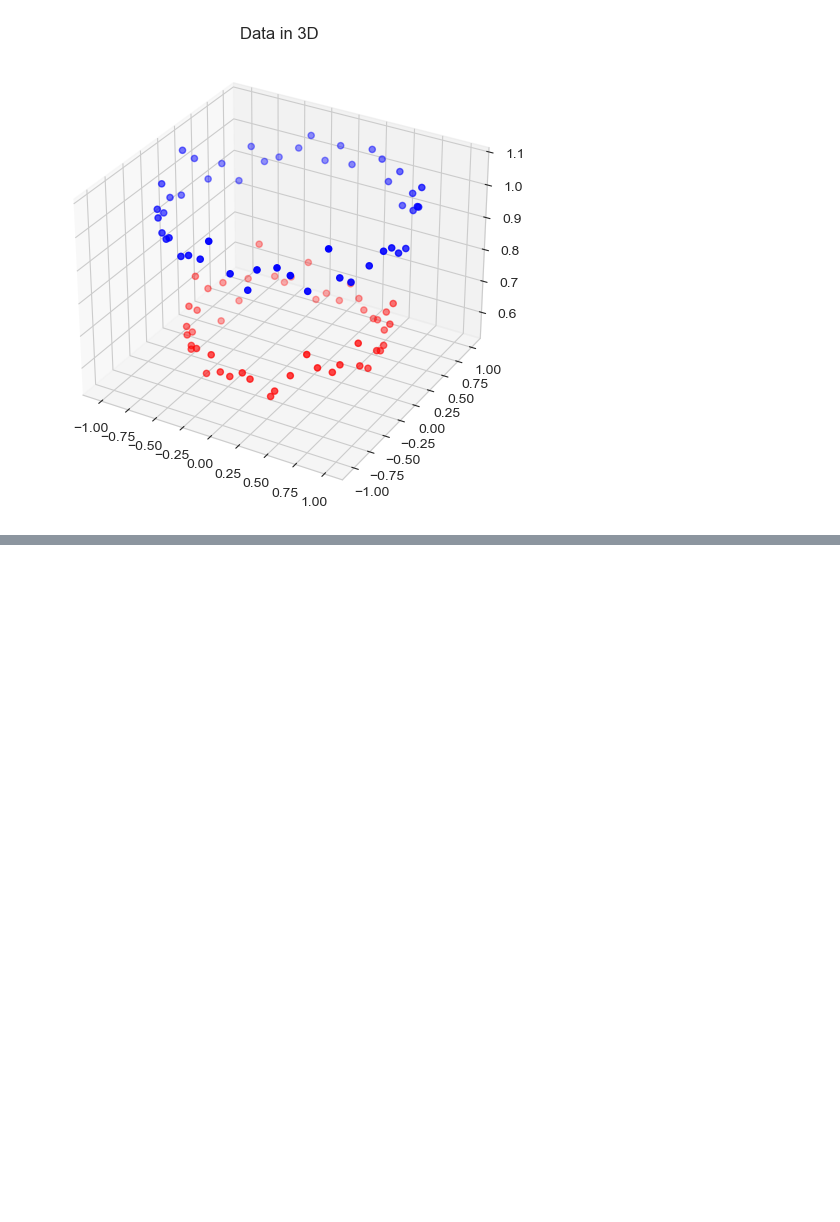
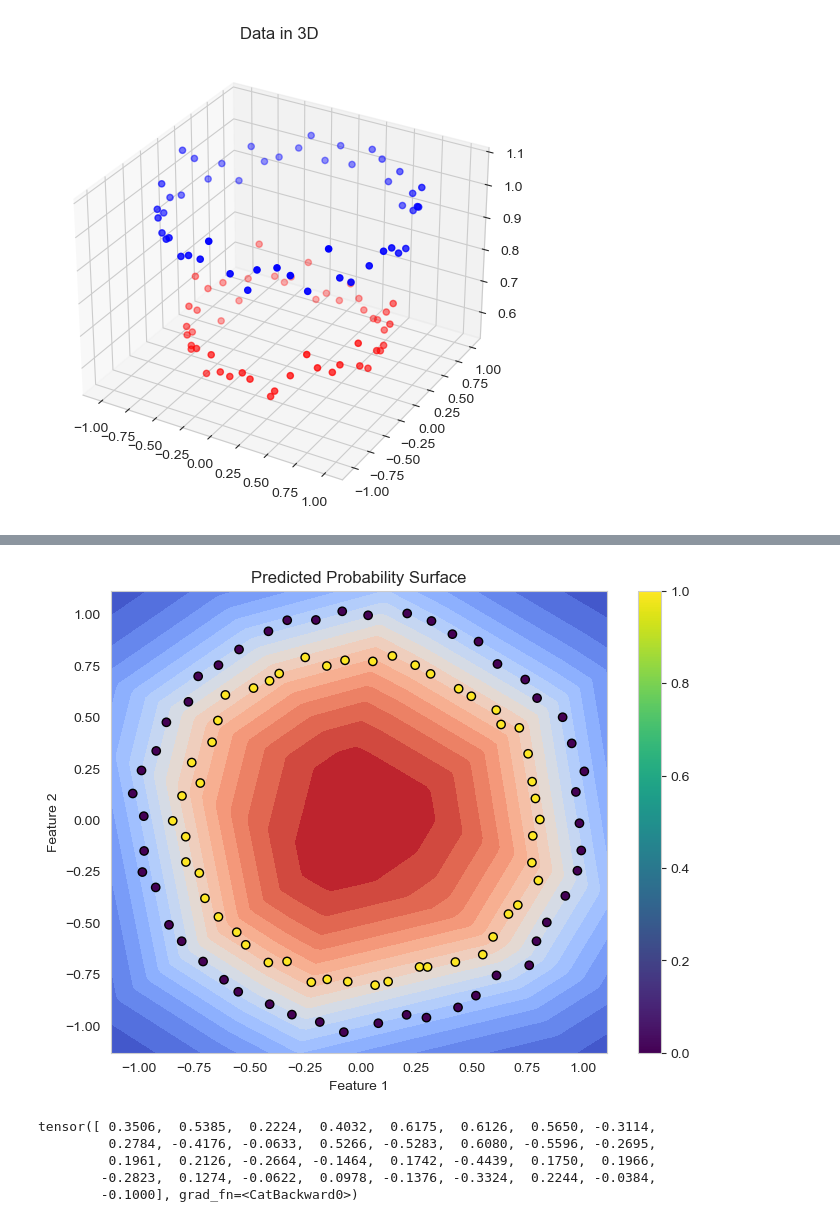
Before and after one commit to Gaurav17Joshi/PML661, a Jupyter notebook: Assignment3/Assignment3_sub.ipynb, the cells around one changed output, grey strips where cells are left out. Saved outputs shown, nothing was run; the diff lists cells and outputs as text; code cells hidden in the pictures; blank space fills up the shorter version.

```diff
--- a/Assignment3/Assignment3_sub.ipynb
+++ b/Assignment3/Assignment3_sub.ipynb
@@ -507,0 +560,9 @@ MAP Estimate of Parameters:
+# %%
+logits = model(X_tensor)
+print(logits.shape)
+print(logits[:5])
+log_likelihood = dist.Bernoulli(logits=logits).log_prob(y_tensor.unsqueeze(1)).sum()
+print(log_likelihood)
+
+log_likelihood = torch.nn.functional.binary_cross_entropy_with_logits(logits, y_tensor.unsqueeze(1) )#, reduction='sum')
+print(log_likelihood)
@@ -507,0 +621,35 @@ MAP Estimate of Parameters:
+# %%
+# Creating a dense grid for predicted probability surface
+x_min, x_max = X[:, 0].min() - 0.1, X[:, 0].max() + 0.1
+y_min, y_max = X[:, 1].min() - 0.1, X[:, 1].max() + 0.1
+
+x_range = torch.linspace(x_min, x_max, 100)
+y_range = torch.linspace(y_min, y_max, 100)
+xx, yy = torch.meshgrid(x_range, y_range)
+grid_points = torch.stack([xx.reshape(-1), yy.reshape(-1)], dim=1)
+
+# Calculate predicted probability surface using MAP estimate
+with torch.no_grad():
+    logits = model(grid_points)
+    predicted_prob = torch.sigmoid(logits).reshape(xx.shape).numpy()
+
+# Plot the predicted probability surface
+plt.figure(figsize=(8, 6))
+plt.contourf(xx, yy, predicted_prob, levels=20, cmap='coolwarm')
+plt.scatter(X[:, 0], X[:, 1], c=y, cmap='viridis', edgecolors='k', linewidths=1)
+plt.title('Predicted Probability Surface')
+plt.colorbar()
+plt.xlabel('Feature 1')
+plt.ylabel('Feature 2')
+plt.show()
+# %% [output]
+[figure, added]
+# %%
+import hamiltorch
+hamiltorch.util.flatten(model)
+# %% [output]
+tensor([ 0.3506,  0.5385,  0.2224,  0.4032,  0.6175,  0.6126,  0.5650, -0.3114,
+         0.2784, -0.4176, -0.0633,  0.5266, -0.5283,  0.6080, -0.5596, -0.2695,
+         0.1961,  0.2126, -0.2664, -0.1464,  0.1742, -0.4439,  0.1750,  0.1966,
+        -0.2823,  0.1274, -0.0622,  0.0978, -0.1376, -0.3324,  0.2244, -0.0384,
+        -0.1000], grad_fn=<CatBackward0>)
```
Also changed, not shown: parts of 19 cells of this notebook.
